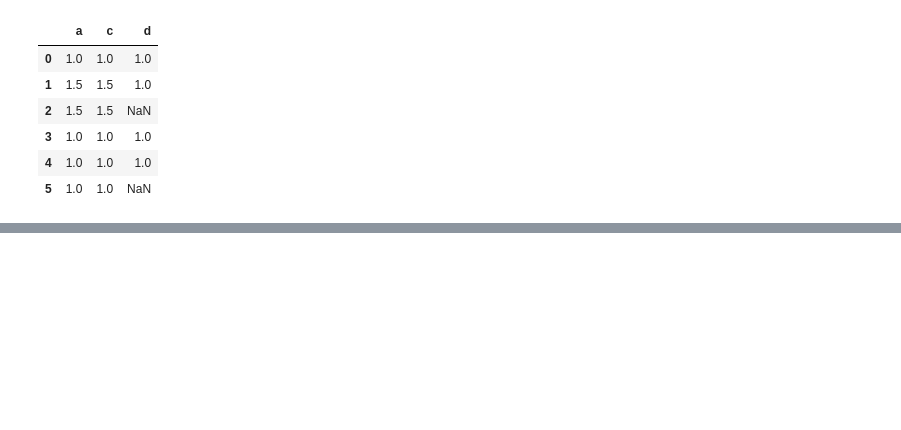
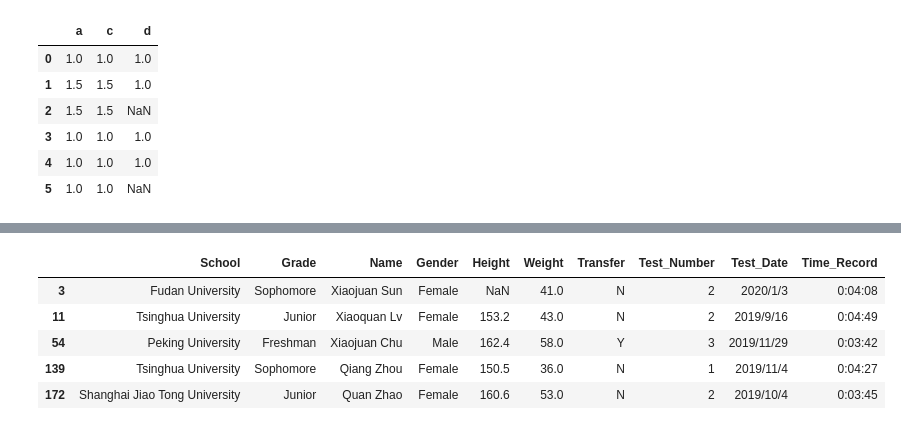
Before and after one commit to lancescrazy/JoyPandas, a Jupyter notebook: ch4_分组.ipynb, the cells around one changed output, grey strips where cells are left out. Saved outputs shown, nothing was run; the diff lists cells and outputs as text; code cells hidden in the pictures; blank space fills up the shorter version.

```diff
--- a/ch4_分组.ipynb
+++ b/ch4_分组.ipynb
@@ -491,0 +631,9 @@ df6.groupby('a').rank(method = 'dense')
+# %%
+df.groupby(df.index.isin([11,3,139,172,54])).filter(lambda x: x.name)
+# %% [output]
+|  | School | Grade | Name | Gender | Height | Weight | Transfer | Test_Number | Test_Date | Time_Record |
+| 3 | Fudan University | Sophomore | Xiaojuan Sun | Female | NaN | 41.0 | N | 2 | 2020/1/3 | 0:04:08 |
+| 11 | Tsinghua University | Junior | Xiaoquan Lv | Female | 153.2 | 43.0 | N | 2 | 2019/9/16 | 0:04:49 |
+| 54 | Peking University | Freshman | Xiaojuan Chu | Male | 162.4 | 58.0 | Y | 3 | 2019/11/29 | 0:03:42 |
+| 139 | Tsinghua University | Sophomore | Qiang Zhou | Female | 150.5 | 36.0 | N | 1 | 2019/11/4 | 0:04:27 |
+| 172 | Shanghai Jiao Tong University | Junior | Quan Zhao | Female | 160.6 | 53.0 | N | 2 | 2019/10/4 | 0:03:45 |
```
Also changed, not shown: parts of 25 cells of this notebook.
